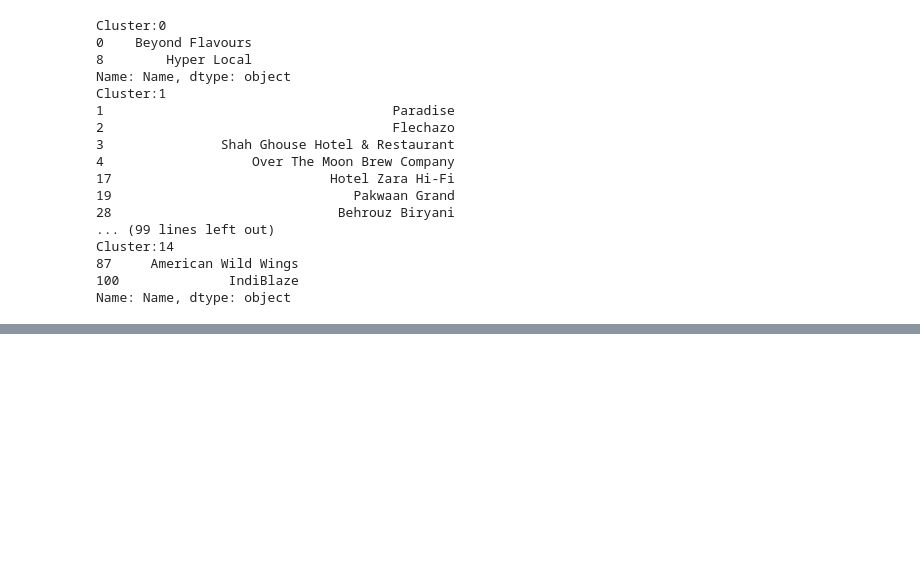
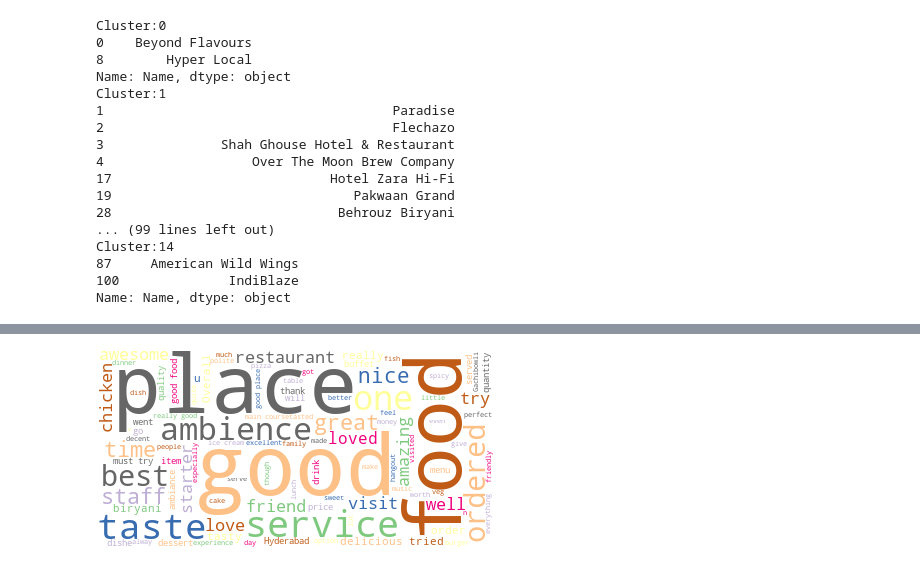
Before and after one commit to Sriharish19/SH_Zomato-Restaurant-Clustering-and-Sentiment-Analysis, a Jupyter notebook: SH_Zomato_Restaurant_Clustering_and_Sentiment_Analysis.ipynb, the cells around one changed output, grey strips where cells are left out. Saved outputs shown, nothing was run; the diff lists cells and outputs as text; code cells hidden in the pictures; blank space fills up the shorter version.

```diff
--- a/SH_Zomato_Restaurant_Clustering_and_Sentiment_Analysis.ipynb
+++ b/SH_Zomato_Restaurant_Clustering_and_Sentiment_Analysis.ipynb
@@ -802,0 +935,12 @@ Name: Name, dtype: object
+# %%
+# Positive Reviews(Ratings greater than 3)
+pos_rev = df_r[df_r['Rating'] > 3]
+# %%
+# Wordcloud for Positive reviews
+long_string = ','.join(list(pos_rev['Review'].values))
+long_string
+wordcloud = WordCloud(background_color="white", max_words=100, contour_width=13,colormap = 'Accent')
+wordcloud.generate(long_string)
+wordcloud.to_image()
+# %% [output]
+[figure, added]
```
Also changed, not shown: parts of 108 cells of this notebook.
